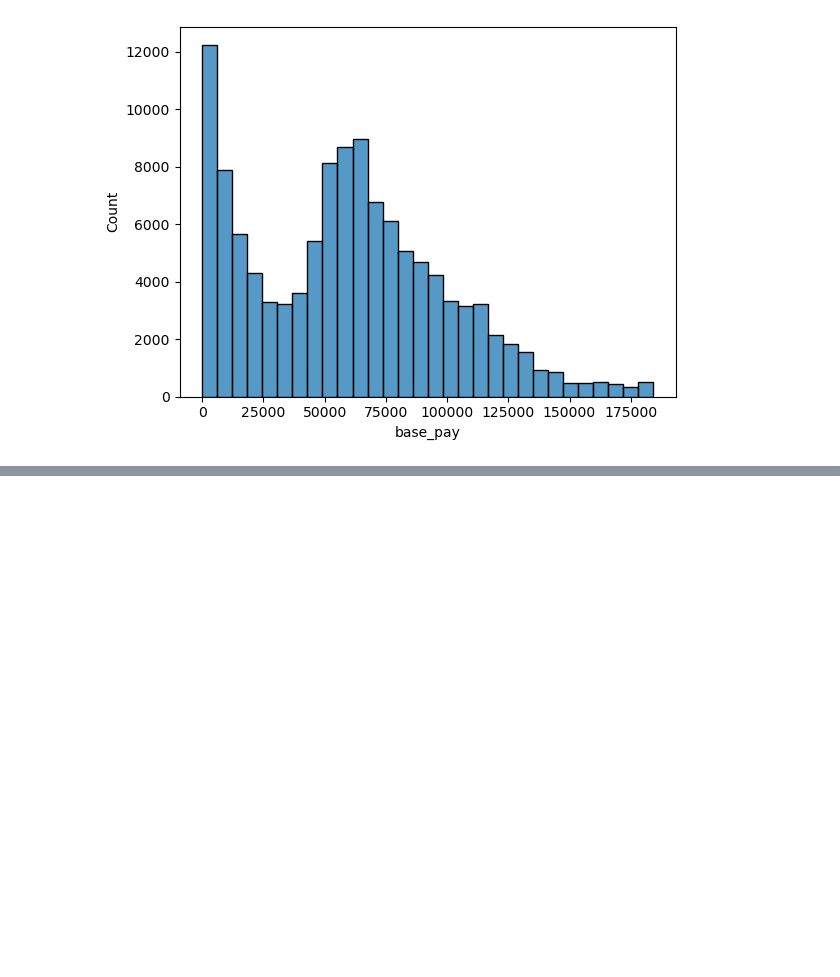
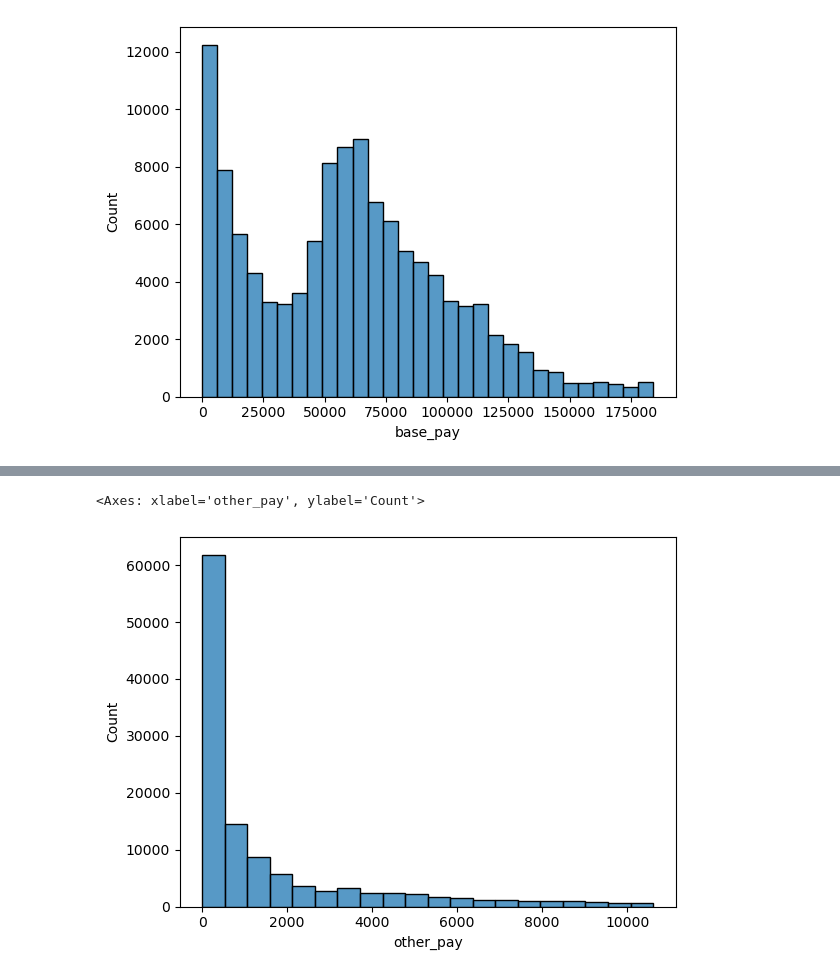
Before and after one commit to leiandrei/Salaries-Dataset-Cleaning-and-Aggregation, a Jupyter notebook: notebooks/analysis.ipynb, the cells around one changed output, grey strips where cells are left out. Saved outputs shown, nothing was run; the diff lists cells and outputs as text; code cells hidden in the pictures; blank space fills up the shorter version.

```diff
--- a/notebooks/analysis.ipynb
+++ b/notebooks/analysis.ipynb
@@ -214,0 +176,5 @@ sns.histplot(data=no_outliers, x='base_pay', bins=30)
+# %%
+sns.histplot(data=no_outliers, x='other_pay', bins=20)
+# %% [output]
+<Axes: xlabel='other_pay', ylabel='Count'>
+[figure, added]
```
Also changed, not shown: parts of 13 cells of this notebook, 1 other file.
